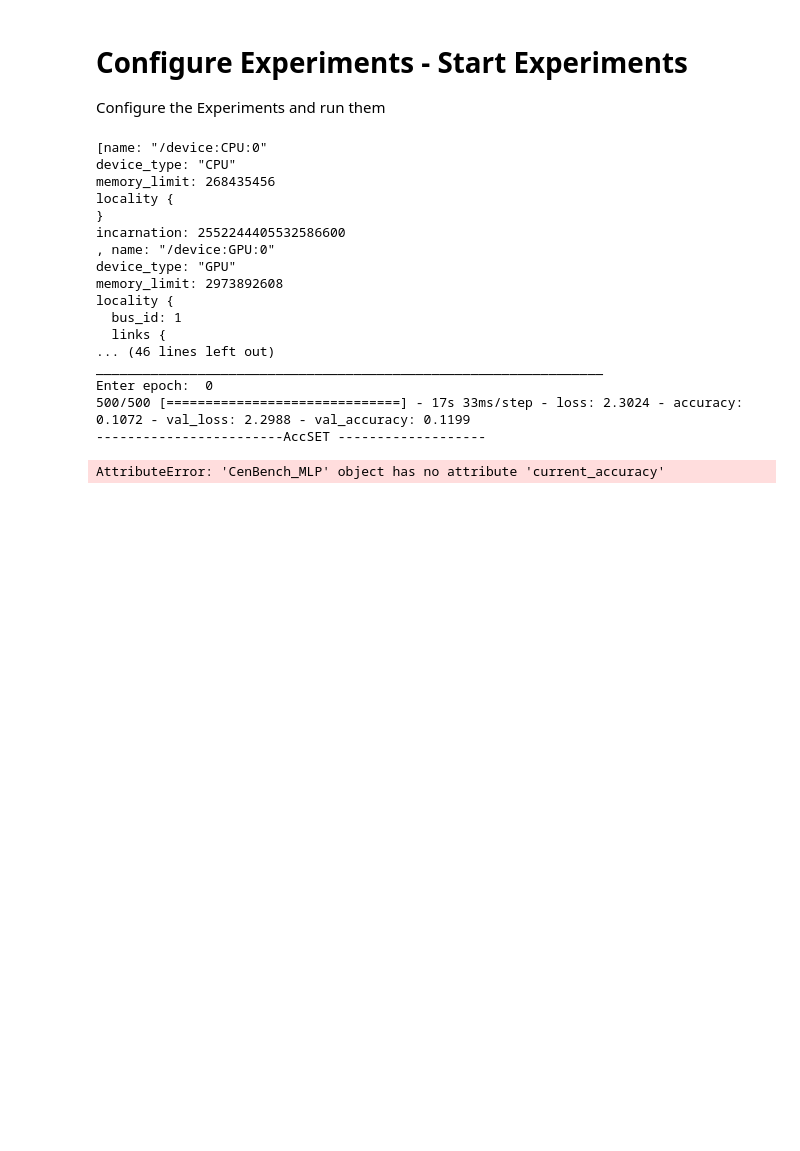
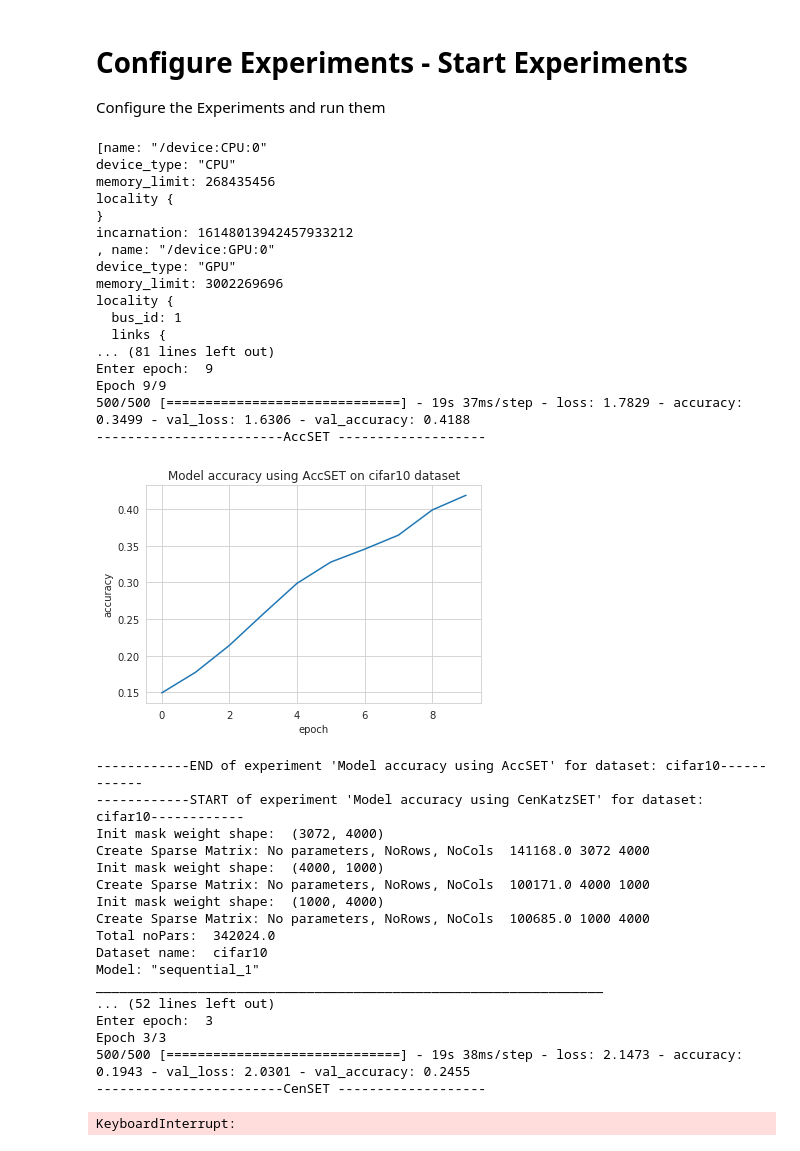
Before and after one commit to andrewjh9/CenBench, a Jupyter notebook: CenBench.ipynb, the cells around one changed output. Cells and saved outputs as stored; diff of their text form; code cells hidden in the pictures; blank space fills up the shorter version.

```diff
--- a/CenBench.ipynb
+++ b/CenBench.ipynb
@@ -175,7 +175,10 @@ class CenBench_MLP():
         self.dataset = dataset
         self.pruning_approach = pruning_approach
         self.centrality_metric = centrality_metric
-        self.current_accuracy = 0
+        self.current_accuracy = 0#Only for AccSET
+        self.k = -0.2 #Only for AccSET
+        self.number_of_connections_per_epoch = 0#Only for AccSET
+
         # generate an Erdos Renyi sparse weights mask for each layer
         [self.noPar1, self.wm1] = createWeightsMask(self.epsilon, prod(dataset_input_shape), 4000)
         [self.noPar2, self.wm2] = createWeightsMask(self.epsilon,4000, 1000)
@@ -315,7 +318,7 @@ class CenBench_MLP(CenBench_MLP):
     def calculate_number_of_connections_to_add(self, rewired_weights, no_weights):
         # Adjust sparsity based on the accuracy
         x = self.current_accuracy
-        y = 1 - ((x - x * k) / (k - abs(x) * 2 * k + 1))
+        y = 1 - ((x - x * self.k) / (self.k - abs(x) * 2 * self.k + 1))
         return (no_weights - np.sum(rewired_weights)) * y
 # %% [markdown]
 ## Testing conversion
@@ -476,7 +479,7 @@ class CenBench_MLP(CenBench_MLP):
             #ugly hack to avoid tensorflow memory increase for multiple fit_generator calls. Theano shall work more nicely this but it is outdated in general
 
             # Tracking current accuracy for AccSET and possible exentions
-            self.current_accuracy = historytemp.history['val_acc'][0]
+            self.current_accuracy = history.history['val_accuracy'][0]
 
             self.weightsEvolution()
             K.clear_session()
@@ -605,38 +608,57 @@ Configure the Experiments and run them
 # %%
 K.clear_session()
 
 print(device_lib.list_local_devices())
 print("Num GPUs Available: ", len(tf.config.list_physical_devices('GPU')))
 
 
-datasets=[cifar10, cifar10, cifar10, cifar10] # fashion_mnist (28,28,1), cifar10(32, 32, 3)
-dataset_input_shape=[(32, 32, 3),(32, 32, 3), (32, 32, 3), (32, 32, 3)]
-maxepoches=[10, 100, 100, 100]
-layer_sizes = [[4000,1000,4000],[4000,1000,4000],[4000,1000,4000],[4000,1000,4000]]
-pruning_approachs=["AccSET","CenSET","CenSET","SET"]
-centrality_metrics = [None, "laplacian", "katz","pagerank"]
-experiment_titles = ["Model accuracy using AccSET","Model accuracy using CenKatzSET","Model accuracy using CenPagerankSET","Model accuracy using SET"]
+datasets=[cifar10, fashion_mnist, cifar10, cifar10] # fashion_mnist (28,28,1) 784-256-128-100-10 , cifar10(32, 32, 3)  3072-4000-1000-4000-10
+
+dataset_input_shape=[(32, 32, 3),(28,28,1), (32, 32, 3), (32, 32, 3)]
+maxepoches=[50, 50, 100, 100]
+layer_sizes = [[4000,1000,4000],[784,256,128,100],[4000,1000,4000],[4000,1000,4000]]
+pruning_approachs=["AccSET","AccSET","CenSET","SET"]
+centrality_metrics = [None, None, "katz","pagerank"]
+experiment_titles = ["Model accuracy using AccSET","Model accuracy using AccSET","Model accuracy using CenPagerankSET","Model accuracy using SET"]
 
 run_experiments(datasets, dataset_input_shape,layer_sizes, maxepoches, pruning_approachs ,experiment_titles, centrality_metrics)
 # %% [output]
 [name: "/device:CPU:0"
 device_type: "CPU"
 memory_limit: 268435456
 locality {
 }
-incarnation: 2552244405532586600
+incarnation: 16148013942457933212
 , name: "/device:GPU:0"
 device_type: "GPU"
-memory_limit: 2973892608
+memory_limit: 3002269696
 locality {
   bus_id: 1
   links {
-... (46 lines left out)
-_________________________________________________________________
-Enter epoch:  0
-500/500 [==============================] - 17s 33ms/step - loss: 2.3024 - accuracy: 0.1072 - val_loss: 2.2988 - val_accuracy: 0.1199
+... (81 lines left out)
+Enter epoch:  9
+Epoch 9/9
+500/500 [==============================] - 19s 37ms/step - loss: 1.7829 - accuracy: 0.3499 - val_loss: 1.6306 - val_accuracy: 0.4188
 ------------------------AccSET -------------------
+[figure, added]
-AttributeError: 'CenBench_MLP' object has no attribute 'current_accuracy'
+------------END of experiment 'Model accuracy using AccSET' for dataset: cifar10------------
+------------START of experiment 'Model accuracy using CenKatzSET' for dataset: cifar10------------
+Init mask weight shape:  (3072, 4000)
+Create Sparse Matrix: No parameters, NoRows, NoCols  141168.0 3072 4000
+Init mask weight shape:  (4000, 1000)
+Create Sparse Matrix: No parameters, NoRows, NoCols  100171.0 4000 1000
+Init mask weight shape:  (1000, 4000)
+Create Sparse Matrix: No parameters, NoRows, NoCols  100685.0 1000 4000
+Total noPars:  342024.0
+Dataset name:  cifar10
+Model: "sequential_1"
+_________________________________________________________________
+... (52 lines left out)
+Enter epoch:  3
+Epoch 3/3
+500/500 [==============================] - 19s 38ms/step - loss: 2.1473 - accuracy: 0.1943 - val_loss: 2.0301 - val_accuracy: 0.2455
+------------------------CenSET -------------------
+KeyboardInterrupt:
 # %% [markdown]
 
 
```
Also changed, not shown: parts of 1 cell of this notebook, 3 other files.
